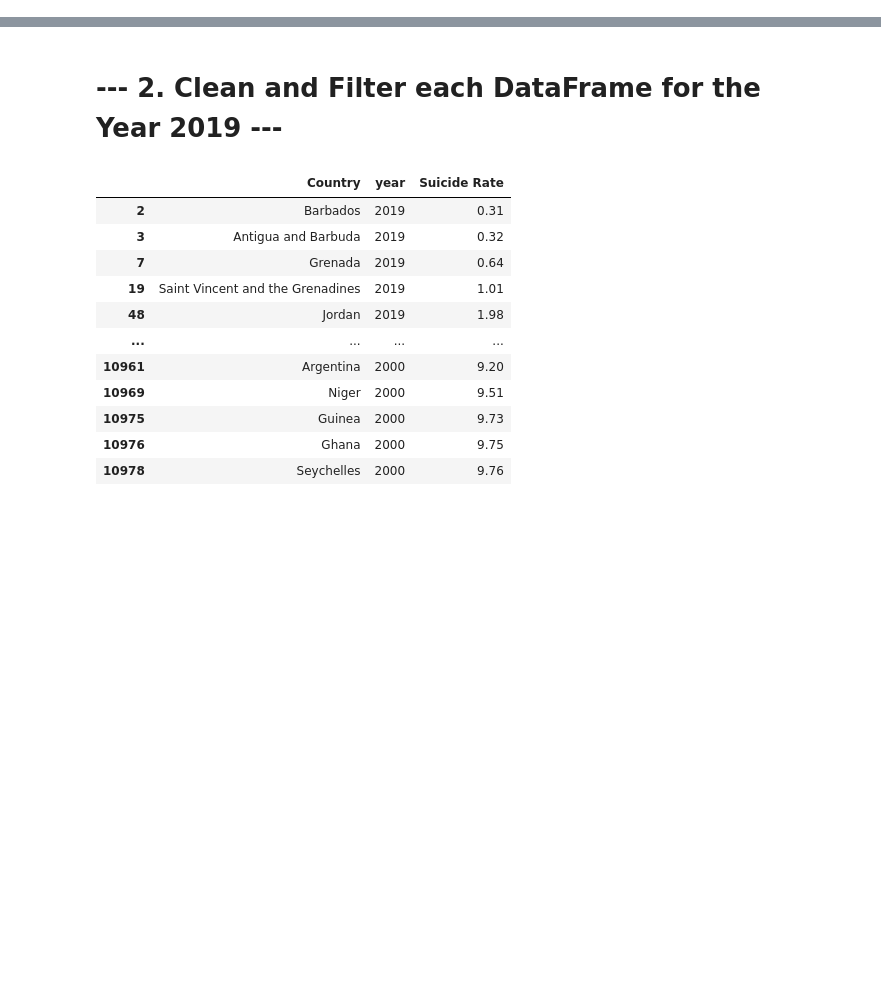
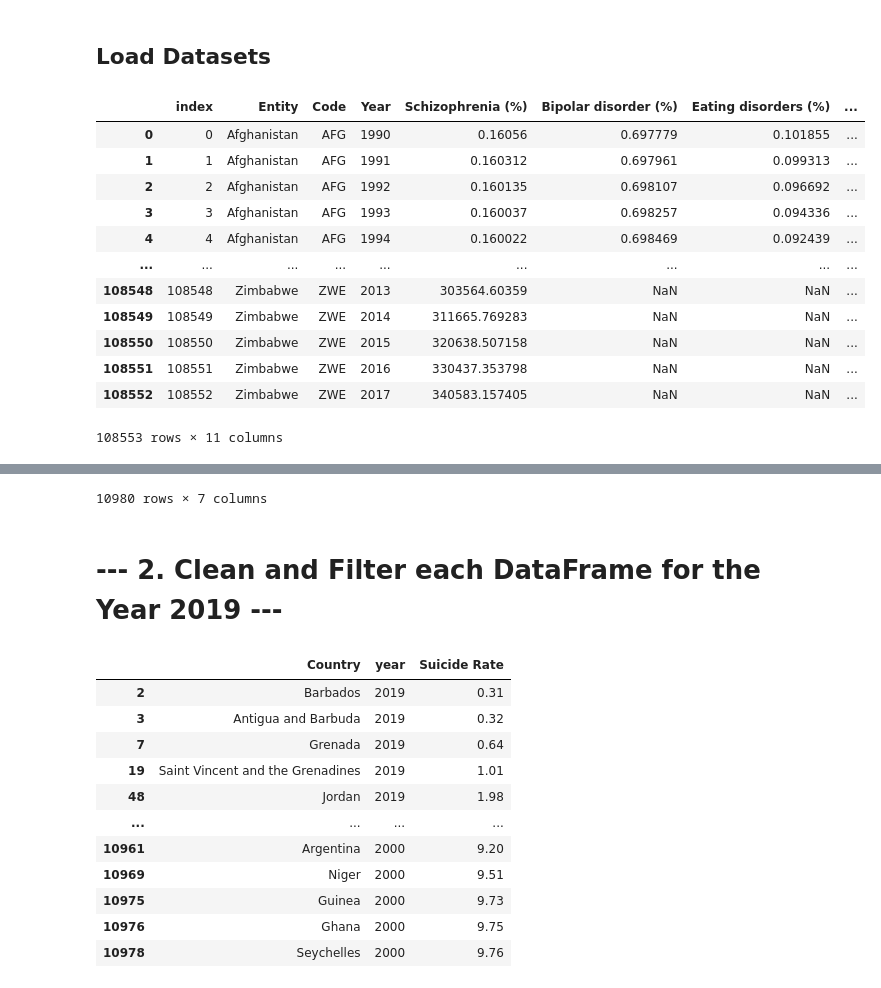
Before and after one commit to tonywahome/linear_regression_model, a Jupyter notebook: summative/Anxiety_Predicting_Model.ipynb, the cells around one changed output, grey strips where cells are left out. Drawn from its saved outputs; the diff is of its cells as text; code cells hidden in the pictures; blank space fills up the shorter version.

Commit message:
anxiety predicting model

```diff
--- a/summative/Anxiety_Predicting_Model.ipynb
+++ b/summative/Anxiety_Predicting_Model.ipynb
@@ -10,3 +10,36 @@ from sklearn.metrics import mean_squared_error, r2_score
 import numpy as np
 import matplotlib.pyplot as plt
 import seaborn as sns
+# %% [markdown]
+## Load Datasets
+# %%
+# Load the dataset
+suicide_2019_df = pd.read_csv(r'C:\Users\LENOVO\Cloned repos\lrm_summative\linear_regression_model\summative\mental_health_data\suicide_rates_2019.csv')
+mental_health_df = pd.read_csv(r'C:\Users\LENOVO\Cloned repos\lrm_summative\linear_regression_model\summative\mental_health_data\Mental health Depression disorder Data.csv')
+anxiety_df = pd.read_csv(r'C:\Users\LENOVO\Cloned repos\lrm_summative\linear_regression_model\summative\mental_health_data\prevalence-of-anxiety-disorders-males-vs-females.csv')
+bipolar_df = pd.read_csv(r'C:\Users\LENOVO\Cloned repos\lrm_summative\linear_regression_model\summative\mental_health_data\prevalence-of-anxiety-disorders-males-vs-females.csv')
+eating_disorder_df = pd.read_csv(r'C:\Users\LENOVO\Cloned repos\lrm_summative\linear_regression_model\summative\mental_health_data\prevalence-of-eating-disorders-in-males-vs-females.csv')
+schizophrenia_df = pd.read_csv(r'C:\Users\LENOVO\Cloned repos\lrm_summative\linear_regression_model\summative\mental_health_data\prevalence-of-schizophrenia-in-males-vs-females.csv')
+road_deaths_df = pd.read_csv(r'C:\Users\LENOVO\Cloned repos\lrm_summative\linear_regression_model\summative\mental_health_data\road_death_2019.csv')
+suicide_rate_df = pd.read_csv(r'C:\Users\LENOVO\Cloned repos\lrm_summative\linear_regression_model\summative\mental_health_data\suicide-rate-by-country-2023.csv')
+worldHappiness_df = pd.read_csv(r'C:\Users\LENOVO\Cloned repos\lrm_summative\linear_regression_model\summative\mental_health_data\World Happiness Report 2005-2021.csv')
+depression_df = pd.read_csv(r'C:\Users\LENOVO\Cloned repos\lrm_summative\linear_regression_model\summative\mental_health_data\prevalence-of-depression-males-vs-females.csv')
+
+
+
+display(mental_health_df)
+display(suicide_2019_df)
+# %% [output]
+|  | index | Entity | Code | Year | Schizophrenia (%) | Bipolar disorder (%) | Eating disorders (%) | ... |
+| 0 | 0 | Afghanistan | AFG | 1990 | 0.16056 | 0.697779 | 0.101855 | ... |
+| 1 | 1 | Afghanistan | AFG | 1991 | 0.160312 | 0.697961 | 0.099313 | ... |
+| 2 | 2 | Afghanistan | AFG | 1992 | 0.160135 | 0.698107 | 0.096692 | ... |
+| 3 | 3 | Afghanistan | AFG | 1993 | 0.160037 | 0.698257 | 0.094336 | ... |
+| 4 | 4 | Afghanistan | AFG | 1994 | 0.160022 | 0.698469 | 0.092439 | ... |
+| ... | ... | ... | ... | ... | ... | ... | ... | ... |
+| 108548 | 108548 | Zimbabwe | ZWE | 2013 | 303564.60359 | NaN | NaN | ... |
+| 108549 | 108549 | Zimbabwe | ZWE | 2014 | 311665.769283 | NaN | NaN | ... |
+| 108550 | 108550 | Zimbabwe | ZWE | 2015 | 320638.507158 | NaN | NaN | ... |
+| 108551 | 108551 | Zimbabwe | ZWE | 2016 | 330437.353798 | NaN | NaN | ... |
+| 108552 | 108552 | Zimbabwe | ZWE | 2017 | 340583.157405 | NaN | NaN | ... |
+108553 rows × 11 columns
@@ -13,3 +58,4 @@ import seaborn as sns
+10980 rows × 7 columns
 # %% [markdown]
 # --- 2. Clean and Filter each DataFrame for the Year 2019 ---
 # %%
```
Also changed, not shown: parts of 5 cells of this notebook, 1 other file.
